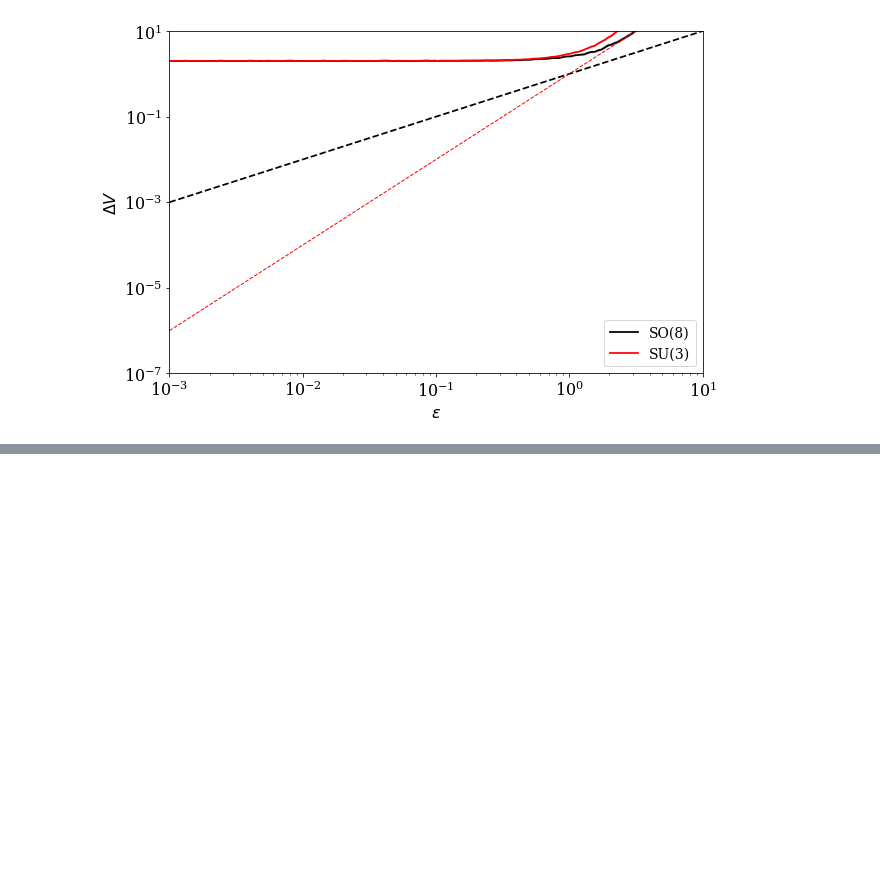
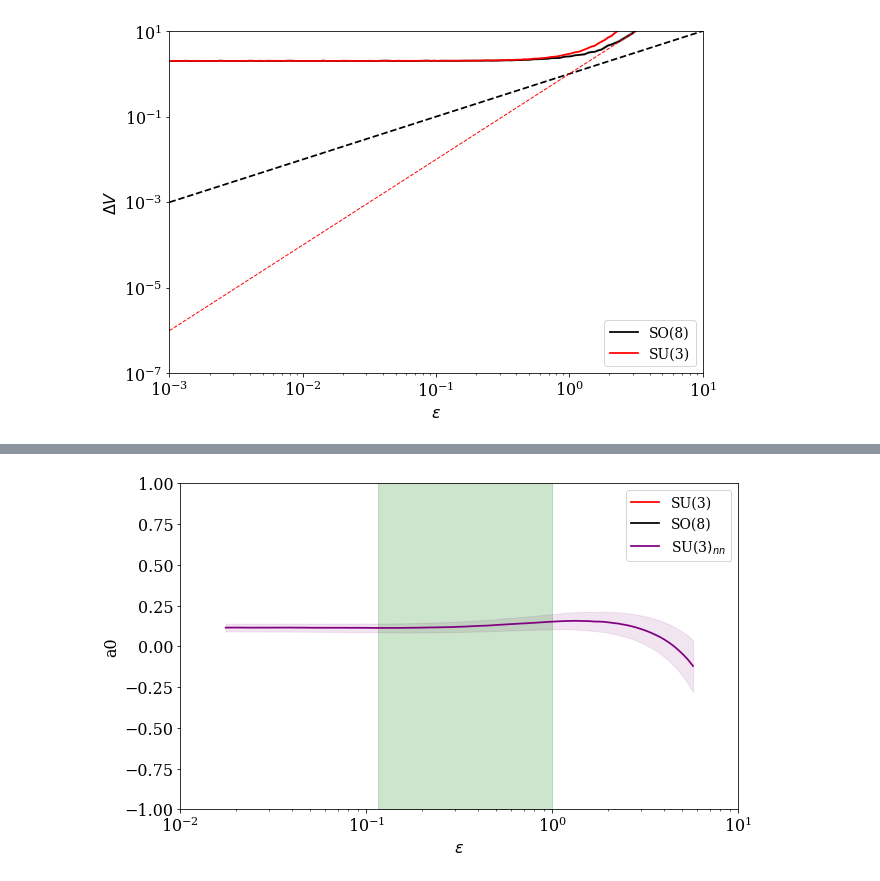
Before and after one commit to seancraven/Level-4-Masters-Project, a Jupyter notebook: Symmetry_Detection/ideal_symmetry_noise.ipynb, the cells around one changed output, grey strips where cells are left out. Saved outputs shown, nothing was run; the diff lists cells and outputs as text; code cells hidden in the pictures; blank space fills up the shorter version.

```diff
--- a/Symmetry_Detection/ideal_symmetry_noise.ipynb
+++ b/Symmetry_Detection/ideal_symmetry_noise.ipynb
@@ -473,0 +457,31 @@ fig.savefig('/home/sean/Documents/Work/Level 4/Level-4-Masters-Project/Figures/s
+# %%
+# Now SU(3)
+fig,ax = plt.subplots(1,figsize=(10,6))
+colors = sb.color_palette('colorblind',4)
+eps_mid=np.median(eps_windowed,axis=-1)
+
+coeff = 0
+y=np.array(SU_fits)[:,coeff]
+ci = np.sqrt(np.array(SU_covs)[:,coeff,coeff])
+ax.semilogx(eps_mid, y*np.power(eps_mid,0),label=r'SU(3)',color='red')
+ax.fill_between(eps_mid, (y-ci)*np.power(eps_mid,0), (y+ci)*np.power(eps_mid,0), color='red', alpha=.1)
+
+
+y=np.array(SO_fits)[:,coeff]
+ci = np.sqrt(np.array(SO_covs)[:,coeff,coeff])
+ax.semilogx(eps_mid, y*np.power(eps_mid,0),label=r'SO(8)',color='black')
+ax.fill_between(eps_mid, (y-ci)*np.power(eps_mid,0), (y+ci)*np.power(eps_mid,0), color='black', alpha=.1)
+#print(y)
+y=np.array(SU_network_fits)[:,coeff]
+ci = np.sqrt(np.array(SU_network_covs)[:,coeff,coeff])
+ax.semilogx(eps_mid, y*np.power(eps_mid,0),label=r'SU(3$)_{nn}$',color='purple')
+ax.fill_between(eps_mid, (y-ci)*np.power(eps_mid,0), (y+ci)*np.power(eps_mid,0), color='purple', alpha=.1)
+ax.fill_betweenx([-1,1],[MAPE,MAPE],[1,1],color = 'green',alpha = 0.2)
+ax.set_xlabel('$\epsilon$')
+ax.set_ylabel('a{}'.format(coeff))
+ax.set_ylim(-1,1)
+ax.set_xlim(0.01,10)
+plt.legend()
+fig.savefig('/home/sean/Documents/Work/Level 4/Level-4-Masters-Project/Figures/sliding_window_a_{}_{}_noisy.png'.format(coeff,time),dpi = 300)
+# %% [output]
+[figure, added]
```
Also changed, not shown: parts of 14 cells of this notebook.
